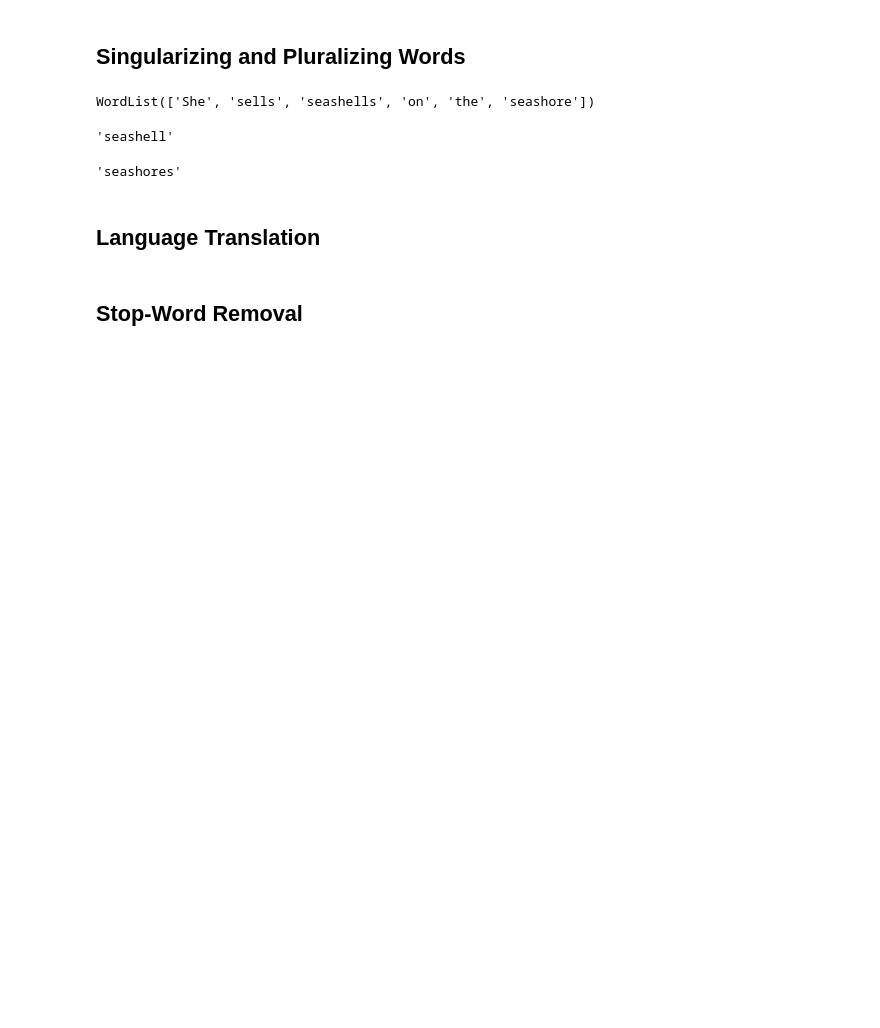
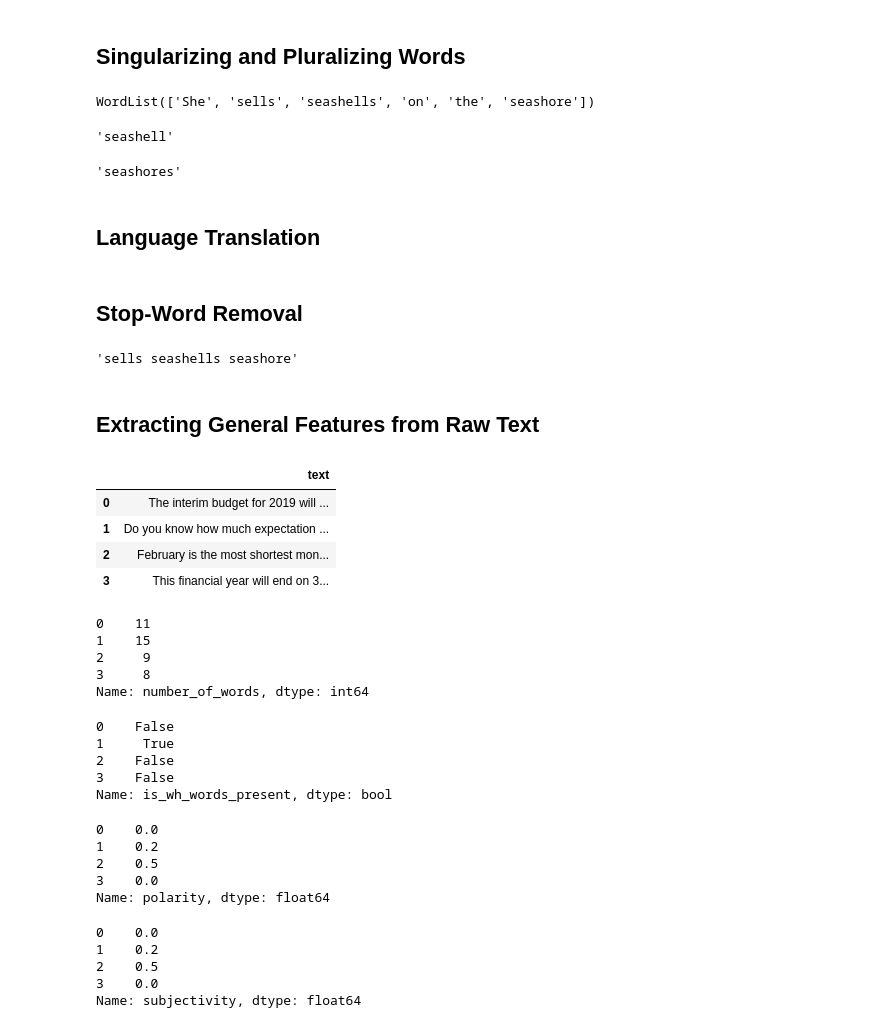
Before and after one commit to kemaladamr/NLP_Fundamentals, a Jupyter notebook: Basic_FeatureExtraction.ipynb, the cells around one changed output. Saved outputs shown, nothing was run; the diff lists cells and outputs as text; code cells hidden in the pictures; blank space fills up the shorter version.

```diff
--- a/Basic_FeatureExtraction.ipynb
+++ b/Basic_FeatureExtraction.ipynb
@@ -345,0 +344,60 @@ custom_stop_word_list = ['she',]
+# %%
+custom_stop_word_list = ['she', 'on', 'the', 'am', 'is', 'not']
+' '.join([word for word in word_tokenize(sentence) if word.lower() not in custom_stop_word_list])
+# %% [output]
+'sells seashells seashore'
+# %% [markdown]
+## Extracting General Features from Raw Text
+# %%
+import pandas as pd
+df = pd.DataFrame([['The interim budget for 2019 will be anonunced on 1st February.'],
+                   ['Do you know how much expectation the middle-class working population is having from the budget?'],
+                   ['February is the most shortest month in a year.'], ['This financial year will end on 31st March.']])
+df.columns = ['text']
+df
+# %% [output]
+|  | text |
+| 0 | The interim budget for 2019 will ... |
+| 1 | Do you know how much expectation ... |
+| 2 | February is the most shortest mon... |
+| 3 | This financial year will end on 3... |
+# %%
+from textblob import TextBlob
+df['number_of_words'] = df['text'].apply(lambda x: len(TextBlob(str(x)).words))
+df['number_of_words']
+# %% [output]
+0    11
+1    15
+2     9
+3     8
+Name: number_of_words, dtype: int64
+# %%
+wh_words = set(['why', 'who', 'which', 'what', 'where', 'when', 'how'])
+df['is_wh_words_present'] = df['text'].apply(lambda x: True if \
+                                             len(set(TextBlob(str(x))
+                                             .words).intersection(wh_words))>0 else False)
+df['is_wh_words_present']
+# %% [output]
+0    False
+1     True
+2    False
+3    False
+Name: is_wh_words_present, dtype: bool
+# %%
+df['polarity'] = df['text'].apply(lambda x: TextBlob(str(x)).sentiment.polarity)
+df['polarity']
+# %% [output]
+0    0.0
+1    0.2
+2    0.5
+3    0.0
+Name: polarity, dtype: float64
+# %%
+df['subjectivity'] = df['text'].apply(lambda x: TextBlob(str(x)).sentiment.subjectivity)
+df['subjectivity']
+# %% [output]
+0    0.0
+1    0.2
+2    0.5
+3    0.0
+Name: subjectivity, dtype: float64
```
Also changed, not shown: parts of 4 cells of this notebook.
